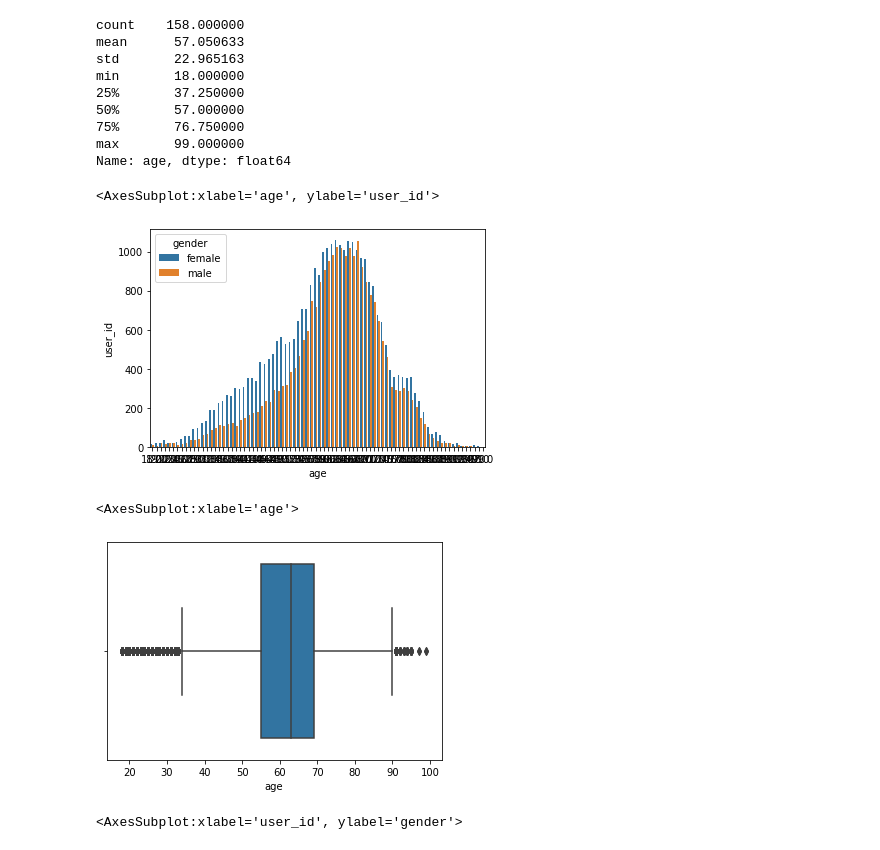
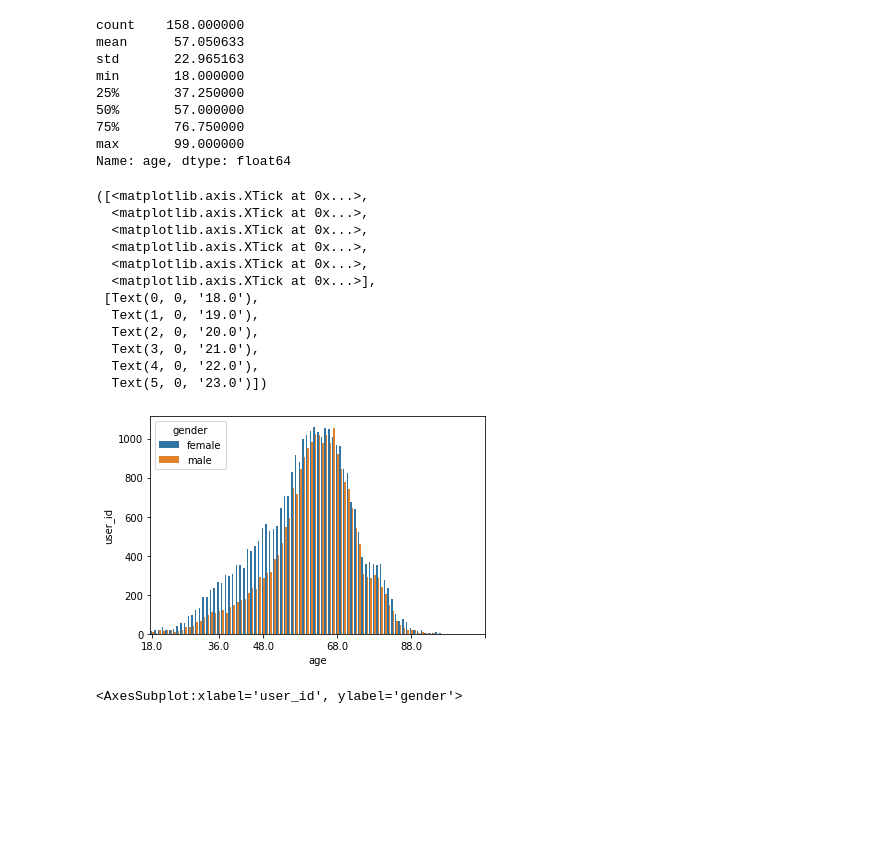
Before and after one commit to farnezola/lab_analytics, a Jupyter notebook: lab_analytics_2015_2021.ipynb, the cells around one changed output. Cells and saved outputs as stored; diff of their text form; code cells hidden in the pictures; blank space fills up the shorter version.

```diff
--- a/lab_analytics_2015_2021.ipynb
+++ b/lab_analytics_2015_2021.ipynb
@@ -121,16 +122,23 @@ min       18.000000
 75%       76.750000
 max       99.000000
 Name: age, dtype: float64
-# %%
-sns.barplot(x='age', y='user_id', hue='gender', data=df_age)
-# %% [output]
-<AxesSubplot:xlabel='age', ylabel='user_id'>
-[figure, removed]
-# %%
-sns.boxplot(x = df.age)
-# %% [output]
-<AxesSubplot:xlabel='age'>
-[figure, removed]
+# %%
+sns.barplot(x='age', y='user_id', hue='gender', data=df_age)
+plt.xticks([0, 18, 30, 50, 70, 90])
+# %% [output]
+([<matplotlib.axis.XTick at 0x...>,
+  <matplotlib.axis.XTick at 0x...>,
+  <matplotlib.axis.XTick at 0x...>,
+  <matplotlib.axis.XTick at 0x...>,
+  <matplotlib.axis.XTick at 0x...>,
+  <matplotlib.axis.XTick at 0x...>],
+ [Text(0, 0, '18.0'),
+  Text(1, 0, '19.0'),
+  Text(2, 0, '20.0'),
+  Text(3, 0, '21.0'),
+  Text(4, 0, '22.0'),
+  Text(5, 0, '23.0')])
+[figure, added]
 # %%
 # gender distribution
 
```
Also changed, not shown: parts of 3 cells of this notebook.
